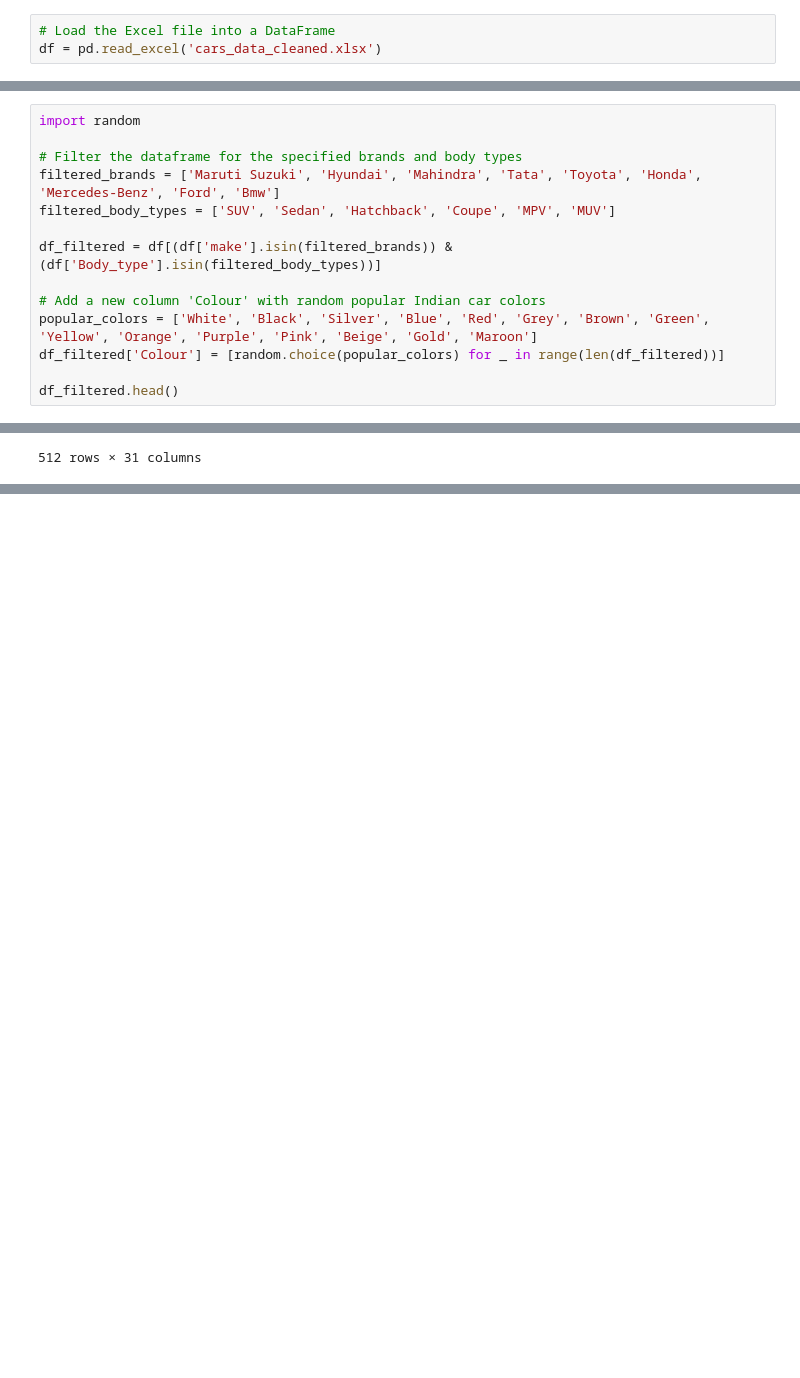
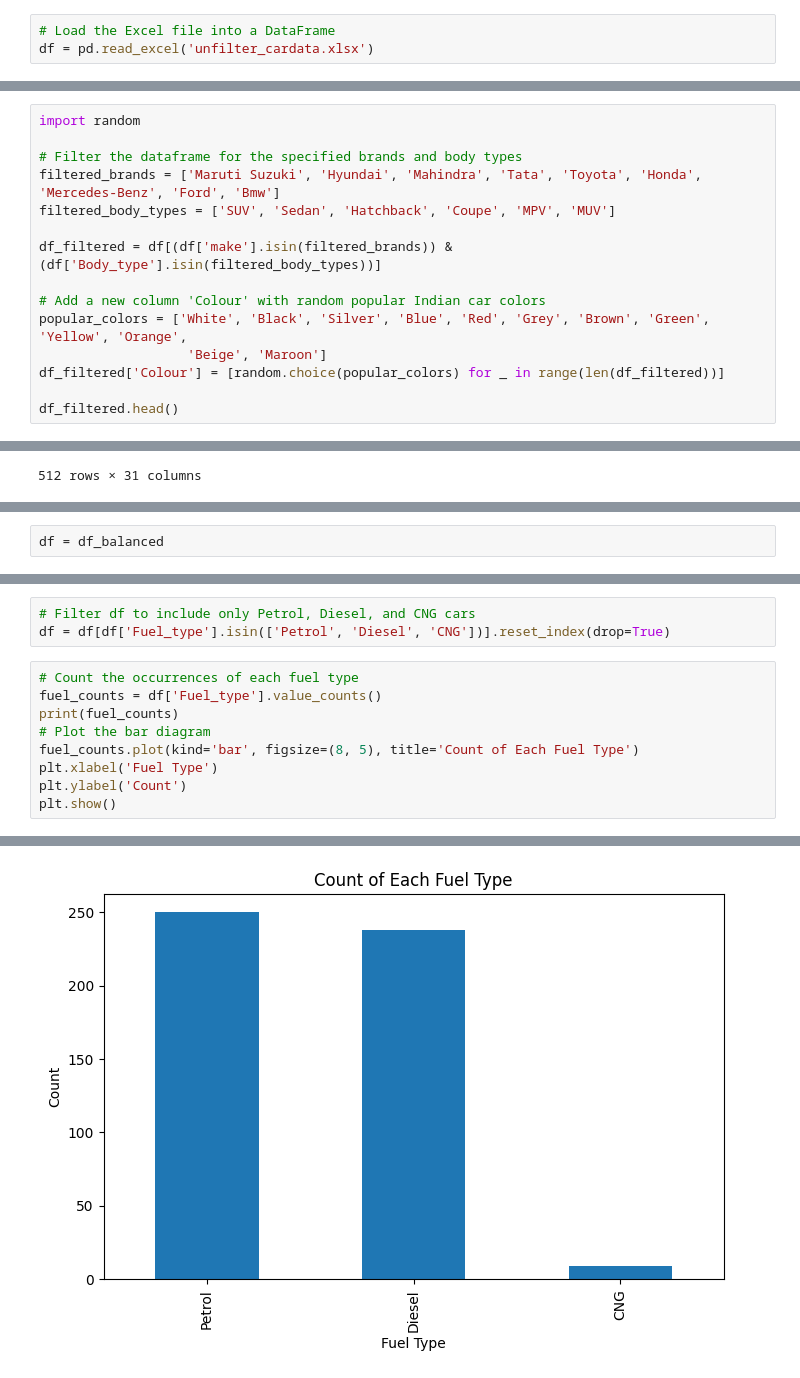
Before and after one commit to Hyperstrom/Velocity-Vehicles_DB, a Jupyter notebook: Carshop_EDA.ipynb, the cells around one changed output, grey strips where cells are left out. Cells and saved outputs as stored; diff of their text form; blank space fills up the shorter version.

```diff
--- a/Carshop_EDA.ipynb
+++ b/Carshop_EDA.ipynb
@@ -6,4 +6,4 @@ import warnings
 warnings.filterwarnings('ignore')
 # %%
 # Load the Excel file into a DataFrame
-df = pd.read_excel('cars_data_cleaned.xlsx')
+df = pd.read_excel('unfilter_cardata.xlsx')
@@ -78,7 +80,8 @@ filtered_body_types = ['SUV', 'Sedan', 'Hatchback', 'Coupe', 'MPV', 'MUV']
 df_filtered = df[(df['make'].isin(filtered_brands)) & (df['Body_type'].isin(filtered_body_types))]
 
 # Add a new column 'Colour' with random popular Indian car colors
-popular_colors = ['White', 'Black', 'Silver', 'Blue', 'Red', 'Grey', 'Brown', 'Green', 'Yellow', 'Orange', 'Purple', 'Pink', 'Beige', 'Gold', 'Maroon']
+popular_colors = ['White', 'Black', 'Silver', 'Blue', 'Red', 'Grey', 'Brown', 'Green', 'Yellow', 'Orange',
+                   'Beige', 'Maroon']
 df_filtered['Colour'] = [random.choice(popular_colors) for _ in range(len(df_filtered))]
 
 df_filtered.head()
@@ -204,0 +206,2 @@ df_balanced.to_excel('filtered_cars.xlsx', index=False)
+# %%
+df = df_balanced
@@ -204,0 +280,13 @@ df_balanced.to_excel('filtered_cars.xlsx', index=False)
+# %%
+# Filter df to include only Petrol, Diesel, and CNG cars
+df = df[df['Fuel_type'].isin(['Petrol', 'Diesel', 'CNG'])].reset_index(drop=True)
+# %%
+# Count the occurrences of each fuel type
+fuel_counts = df['Fuel_type'].value_counts()
+print(fuel_counts)
+# Plot the bar diagram
+fuel_counts.plot(kind='bar', figsize=(8, 5), title='Count of Each Fuel Type')
+plt.xlabel('Fuel Type')
+plt.ylabel('Count')
+plt.show()
+# %% [output]
@@ -204,0 +298 @@ df_balanced.to_excel('filtered_cars.xlsx', index=False)
+[figure, added]
```
Also changed, not shown: parts of 38 cells of this notebook, 12 other files.
